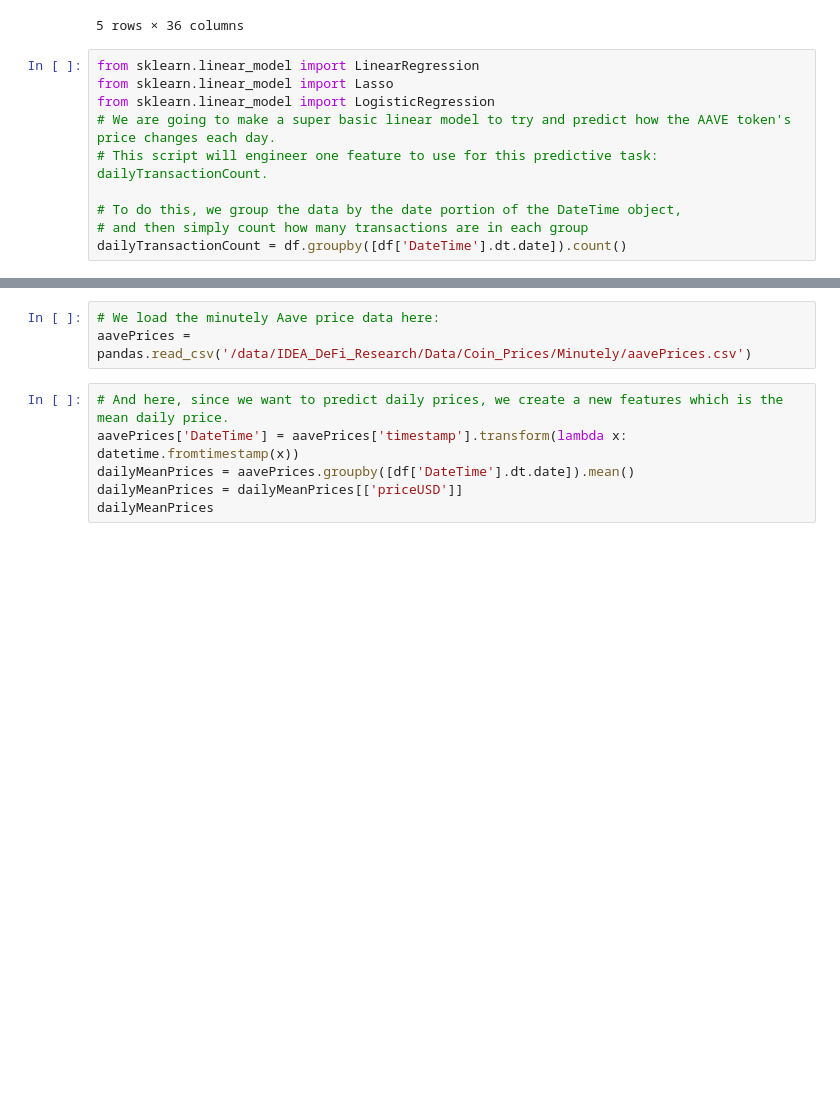
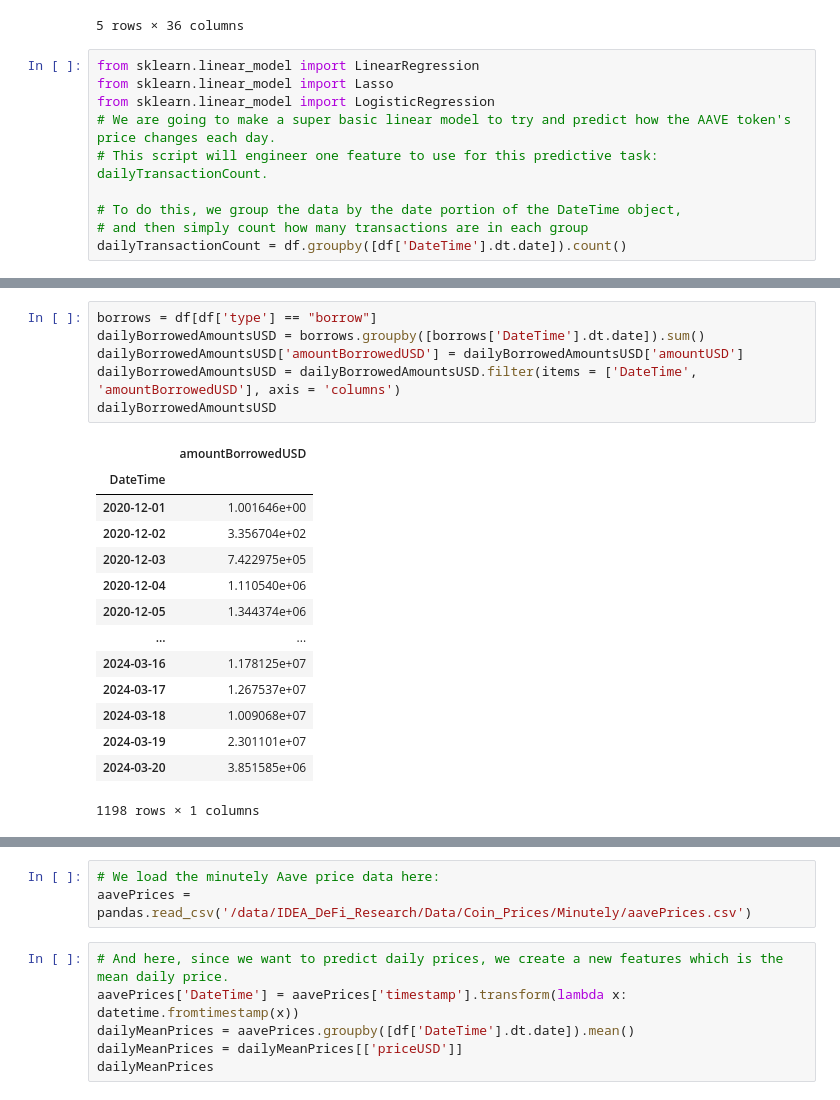
Before and after one commit to 2281469043/DeFi-Analysis, a Jupyter notebook: dataPlayground.ipynb, the cells around one changed output, grey strips where cells are left out. Drawn from its saved outputs; the diff is of its cells as text; blank space fills up the shorter version.

```diff
--- a/dataPlayground.ipynb
+++ b/dataPlayground.ipynb
@@ -30,3 +50,24 @@ dailyTransactionCount = df.groupby([df['DateTime'].dt.date]).count()
+# %%
+borrows = df[df['type'] == "borrow"]
+dailyBorrowedAmountsUSD = borrows.groupby([borrows['DateTime'].dt.date]).sum()
+dailyBorrowedAmountsUSD['amountBorrowedUSD'] = dailyBorrowedAmountsUSD['amountUSD']
+dailyBorrowedAmountsUSD = dailyBorrowedAmountsUSD.filter(items = ['DateTime', 'amountBorrowedUSD'], axis = 'columns')
+dailyBorrowedAmountsUSD
+# %% [output]
+|  | amountBorrowedUSD |
+| DateTime |  |
+| 2020-12-01 | 1.001646e+00 |
+| 2020-12-02 | 3.356704e+02 |
+| 2020-12-03 | 7.422975e+05 |
+| 2020-12-04 | 1.110540e+06 |
+| 2020-12-05 | 1.344374e+06 |
+| ... | ... |
+| 2024-03-16 | 1.178125e+07 |
+| 2024-03-17 | 1.267537e+07 |
+| 2024-03-18 | 1.009068e+07 |
+| 2024-03-19 | 2.301101e+07 |
+| 2024-03-20 | 3.851585e+06 |
+1198 rows × 1 columns
 # %%
 dailyTransactionCount = dailyTransactionCount[['id']]
 dailyTransactionCount.rename(columns={"id": "transactionCount"}, inplace = True)
```
Also changed, not shown: parts of 9 cells of this notebook.
